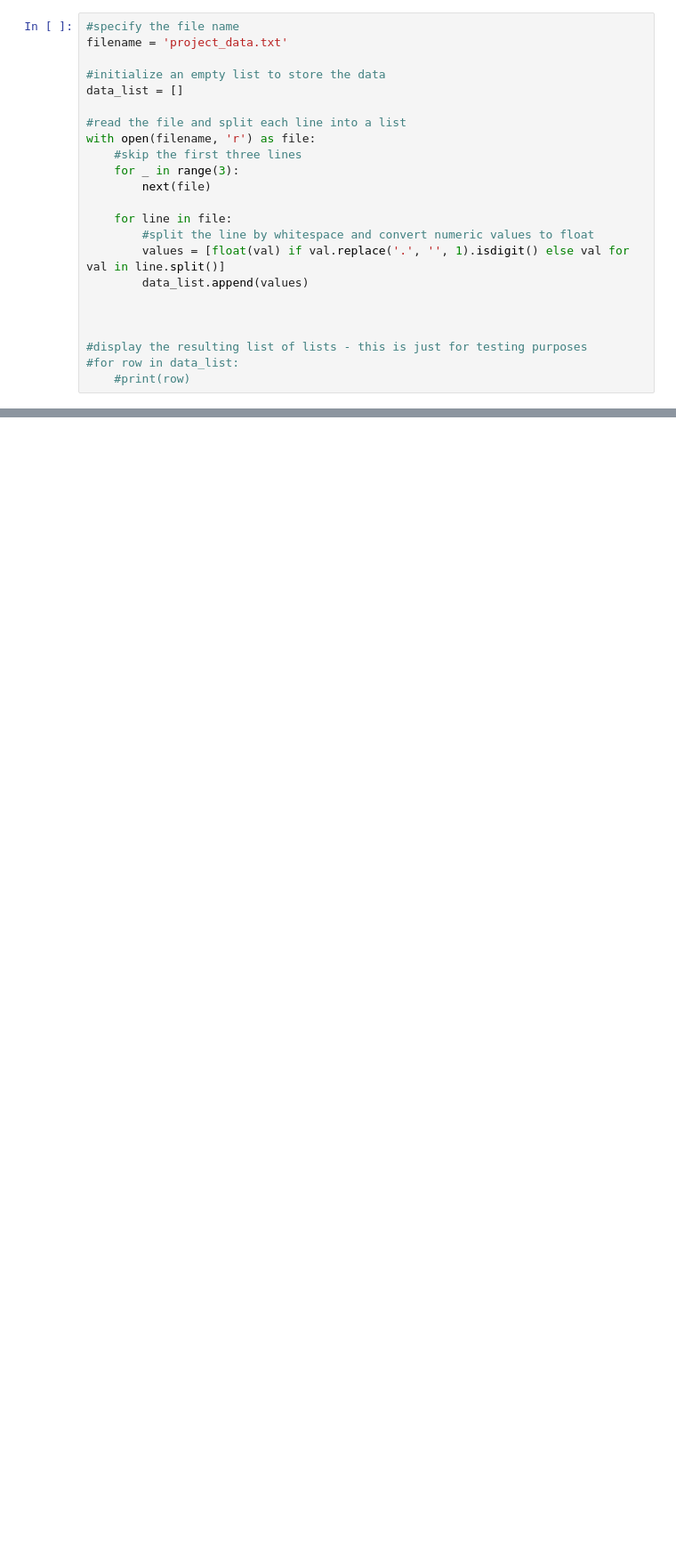
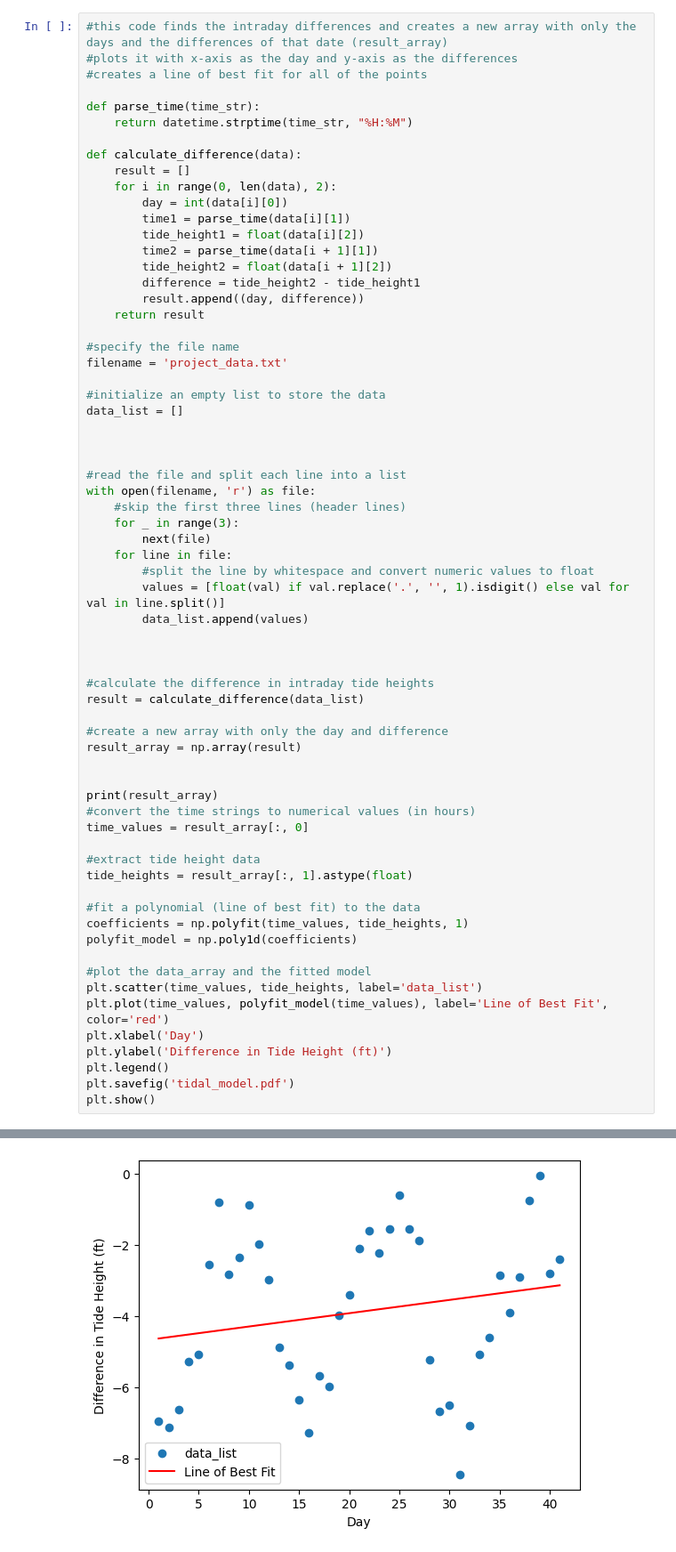
Before and after one commit to as0mdude/ASTR-19-Group-Project, a Jupyter notebook: GroupP.ipynb, the cells around one changed output, grey strips where cells are left out. Shown at 89% size. Saved outputs shown, nothing was run; the diff lists cells and outputs as text; blank space fills up the shorter version.

```diff
--- a/GroupP.ipynb
+++ b/GroupP.ipynb
@@ -5,16 +6,36 @@ from scipy.optimize import curve_fit
 # %%
+#this code finds the intraday differences and creates a new array with only the days and the differences of that date (result_array)
+#plots it with x-axis as the day and y-axis as the differences
+#creates a line of best fit for all of the points
+
+def parse_time(time_str):
+    return datetime.strptime(time_str, "%H:%M")
+
+def calculate_difference(data):
+    result = []
+    for i in range(0, len(data), 2):
+        day = int(data[i][0])
+        time1 = parse_time(data[i][1])
+        tide_height1 = float(data[i][2])
+        time2 = parse_time(data[i + 1][1])
+        tide_height2 = float(data[i + 1][2])
+        difference = tide_height2 - tide_height1
+        result.append((day, difference))
+    return result
+
 #specify the file name
 filename = 'project_data.txt'
 
 #initialize an empty list to store the data
 data_list = []
 
+
+
 #read the file and split each line into a list
 with open(filename, 'r') as file:
-    #skip the first three lines
+    #skip the first three lines (header lines)
     for _ in range(3):
         next(file)
-
     for line in file:
         #split the line by whitespace and convert numeric values to float
         values = [float(val) if val.replace('.', '', 1).isdigit() else val for val in line.split()]
@@ -22,6 +43,30 @@ with open(filename, 'r') as file:
 
 
 
-#display the resulting list of lists - this is just for testing purposes
-#for row in data_list:
-    #print(row)
+#calculate the difference in intraday tide heights
+result = calculate_difference(data_list)
+
+#create a new array with only the day and difference
+result_array = np.array(result)
+
+
+print(result_array)
+#convert the time strings to numerical values (in hours)
+time_values = result_array[:, 0]
+
+#extract tide height data
+tide_heights = result_array[:, 1].astype(float)
+
+#fit a polynomial (line of best fit) to the data
+coefficients = np.polyfit(time_values, tide_heights, 1)
+polyfit_model = np.poly1d(coefficients)
+
+#plot the data_array and the fitted model
+plt.scatter(time_values, tide_heights, label='data_list')
+plt.plot(time_values, polyfit_model(time_values), label='Line of Best Fit', color='red')
+plt.xlabel('Day')
+plt.ylabel('Difference in Tide Height (ft)')
+plt.legend()
+plt.savefig('tidal_model.pdf')
+plt.show()
+# %% [output]
@@ -27,0 +90 @@ with open(filename, 'r') as file:
+[figure, added]
```
Also changed, not shown: parts of 5 cells of this notebook.
